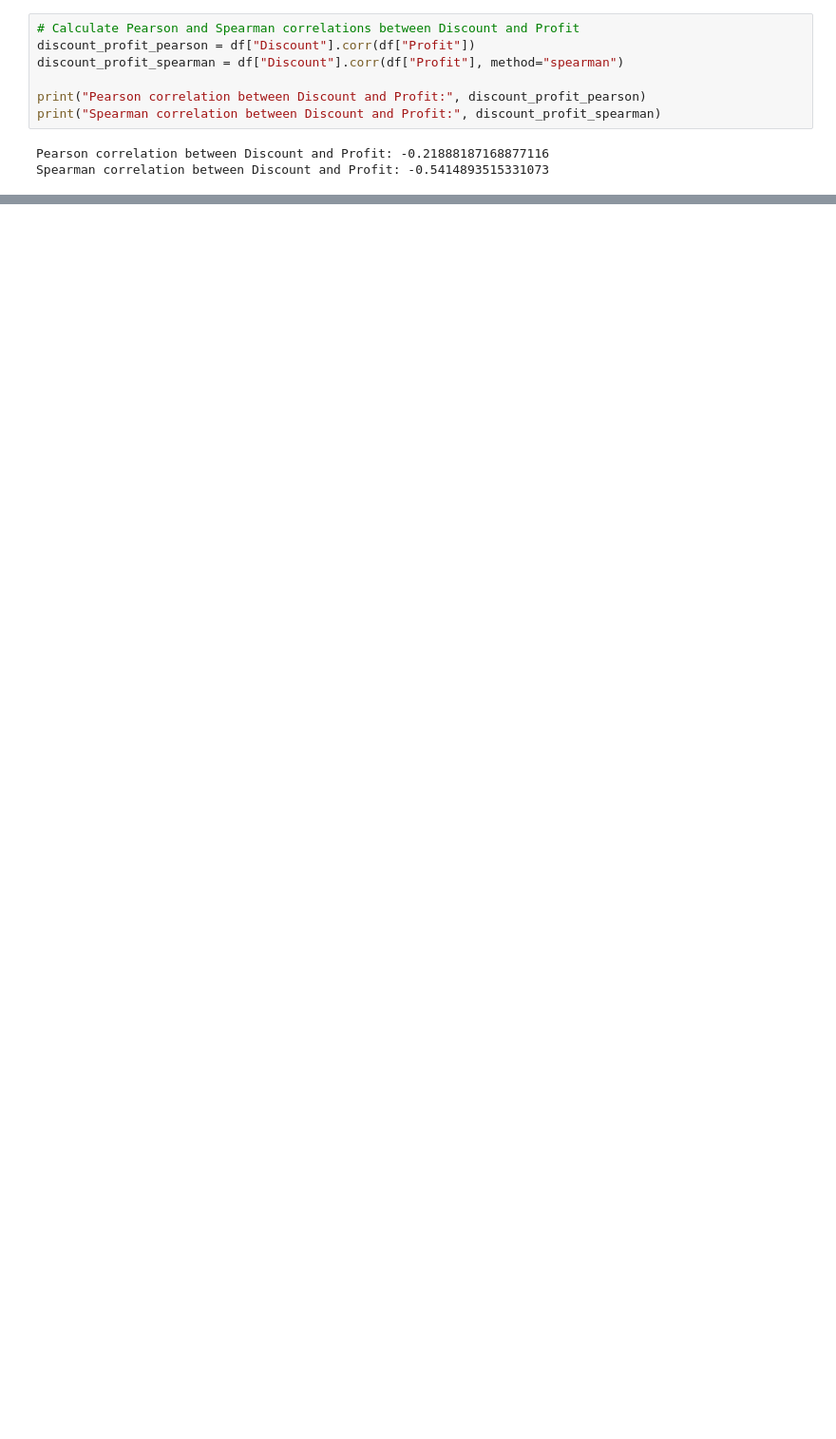
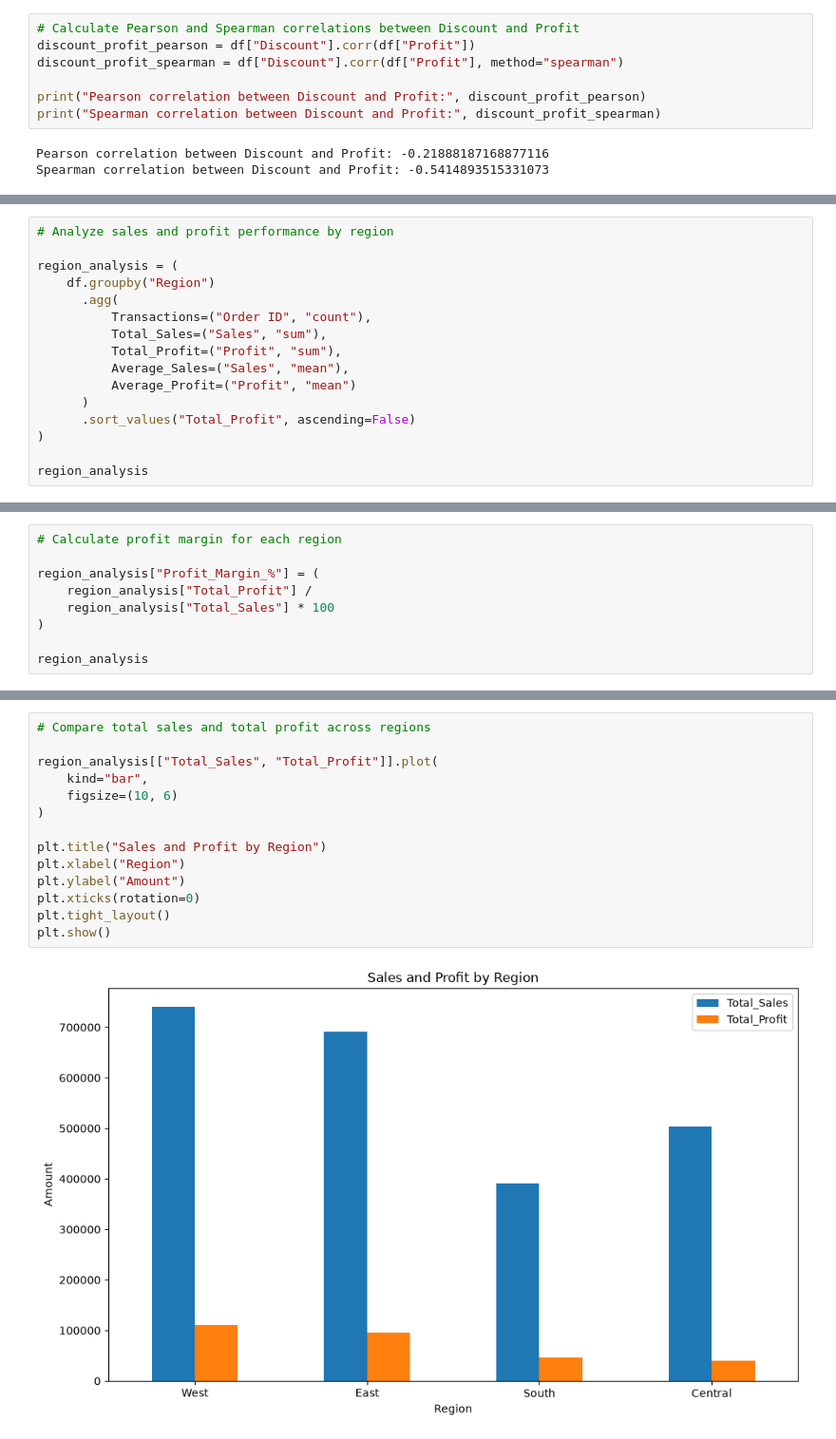
Before and after one commit to KashishSirohiwal/ShadowFox, a Jupyter notebook: Beginner/notebooks/beginner_superstore_sales_analysis.ipynb, the cells around one changed output, grey strips where cells are left out. Shown at 95% size. Saved outputs shown, nothing was run; the diff lists cells and outputs as text; blank space fills up the shorter version.

```diff
--- a/Beginner/notebooks/beginner_superstore_sales_analysis.ipynb
+++ b/Beginner/notebooks/beginner_superstore_sales_analysis.ipynb
@@ -480,0 +631,16 @@ discount_analysis
+# %%
+# Analyze sales and profit performance by region
+
+region_analysis = (
+    df.groupby("Region")
+      .agg(
+          Transactions=("Order ID", "count"),
+          Total_Sales=("Sales", "sum"),
+          Total_Profit=("Profit", "sum"),
+          Average_Sales=("Sales", "mean"),
+          Average_Profit=("Profit", "mean")
+      )
+      .sort_values("Total_Profit", ascending=False)
+)
+
+region_analysis
@@ -480,0 +654,9 @@ discount_analysis
+# %%
+# Calculate profit margin for each region
+
+region_analysis["Profit_Margin_%"] = (
+    region_analysis["Total_Profit"] /
+    region_analysis["Total_Sales"] * 100
+)
+
+region_analysis
@@ -480,0 +670,16 @@ discount_analysis
+# %%
+# Compare total sales and total profit across regions
+
+region_analysis[["Total_Sales", "Total_Profit"]].plot(
+    kind="bar",
+    figsize=(10, 6)
+)
+
+plt.title("Sales and Profit by Region")
+plt.xlabel("Region")
+plt.ylabel("Amount")
+plt.xticks(rotation=0)
+plt.tight_layout()
+plt.show()
+# %% [output]
+[figure, added]
```
Also changed, not shown: parts of 34 cells of this notebook.
